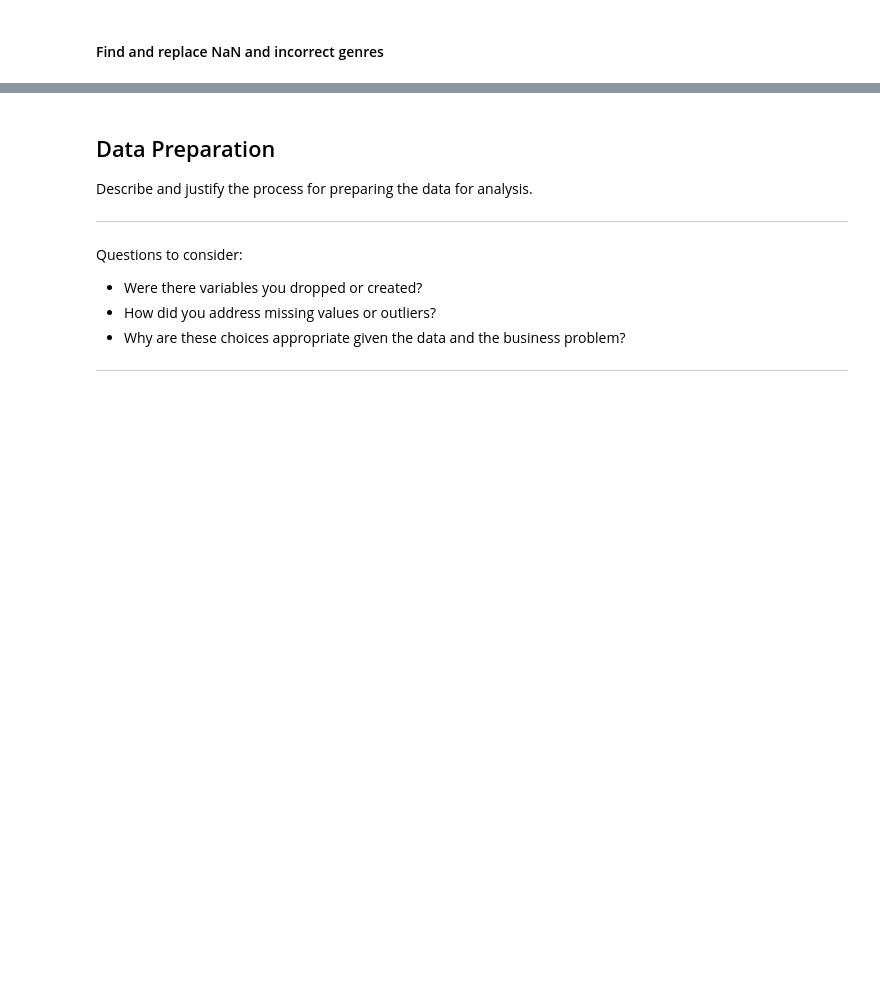
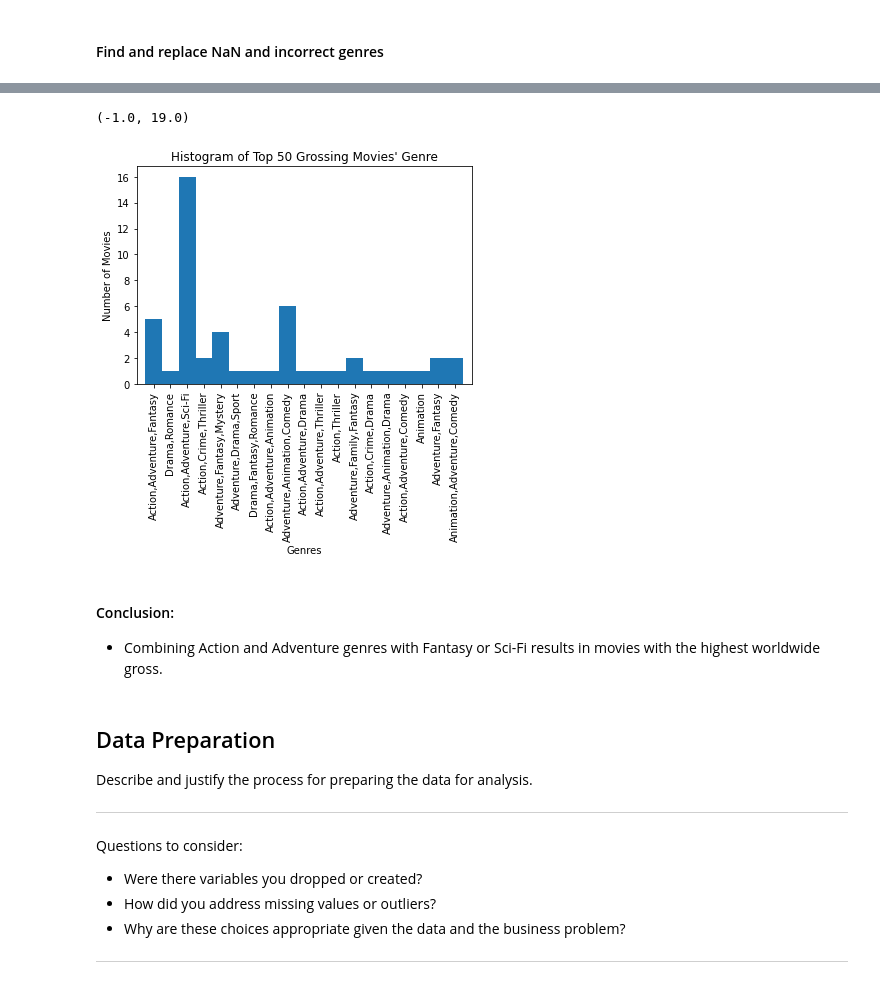
Before and after one commit to jpetoskey/dsc-project-template, a Jupyter notebook: dsc-phase1-project-template.ipynb, the cells around one changed output, grey strips where cells are left out. Saved outputs shown, nothing was run; the diff lists cells and outputs as text; code cells hidden in the pictures; blank space fills up the shorter version.

```diff
--- a/dsc-phase1-project-template.ipynb
+++ b/dsc-phase1-project-template.ipynb
@@ -479,0 +460,18 @@ genre_columns
+# %%
+top_50_gross_join.loc[0,'genres'] = "Action,Adventure,Fantasy"
+top_50_gross_join.loc[42,'genres'] = "Drama,Romance"
+top_50_gross_join.loc[5,'genres'] = "Action,Adventure,Sci-Fi"
+top_50_gross_join.loc[260,'genres'] = "Adventure,Fantasy,Mystery"
+top_50_gross_join.loc[4,'genres'] = "Action,Adventure,Sci-Fi"
+top_50_gross_join.loc[425,'genres'] = "Action,Adventure,Drama"
+top_50_gross_join.loc[27,'genres'] = "Action,Adventure,Fantasy"
+top_50_gross_join.loc[824,'genres'] = "Action,Adventure,Sci-Fi"
+top_50_gross_join.loc[303,'genres'] = "Action,Adventure,Sci-Fi"
+top_50_gross_join.loc[74,'genres'] = "Action,Crime,Drama"
+top_50_gross_join.loc[262,'genres'] = "Adventure,Fantasy,Mystery"
+top_50_gross_join.loc[7,'genres'] = "Action,Adventure,Fantasy"
+top_50_gross_join.loc[263,'genres'] = "Adventure,Fantasy,Mystery"
+top_50_gross_join.loc[157,'genres'] = "Adventure,Fantasy,Mystery"
+top_50_gross_join.loc[692,'genres'] = "Animation,Adventure,Comedy"
+top_50_gross_join.loc[424,'genres'] = "Animation,Adventure,Comedy"
+top_50_gross_join
@@ -504,0 +543,3 @@ plt.setp(labels, rotation=45, horizontalalignment='right')
+# %%
+top_50_gross_join['genres'] = top_50_gross_join['genres'].str.split(',')
+top_50_gross_join
@@ -505,3 +603,17 @@ plt.setp(labels, rotation=45, horizontalalignment='right')
+# %%
+plt.hist(top_50_gross_join['genres'], bins=np.arange(20)-0.5)
+plt.xlabel('Genres')
+plt.ylabel('Number of Movies')
+plt.title(r"Histogram of Top 50 Grossing Movies' Genre")
+plt.xticks(rotation = 90)
+plt.xticks(range(19))
+plt.xlim([-1,19])
+# %% [output]
+(-1.0, 19.0)
+[figure, added]
+# %% [markdown]
+#### Conclusion:
+* Combining Action and Adventure genres with Fantasy or Sci-Fi results in movies with the highest worldwide gross.
 # %% [markdown]
 ## Data Preparation
 
```
Also changed, not shown: parts of 21 cells of this notebook.
